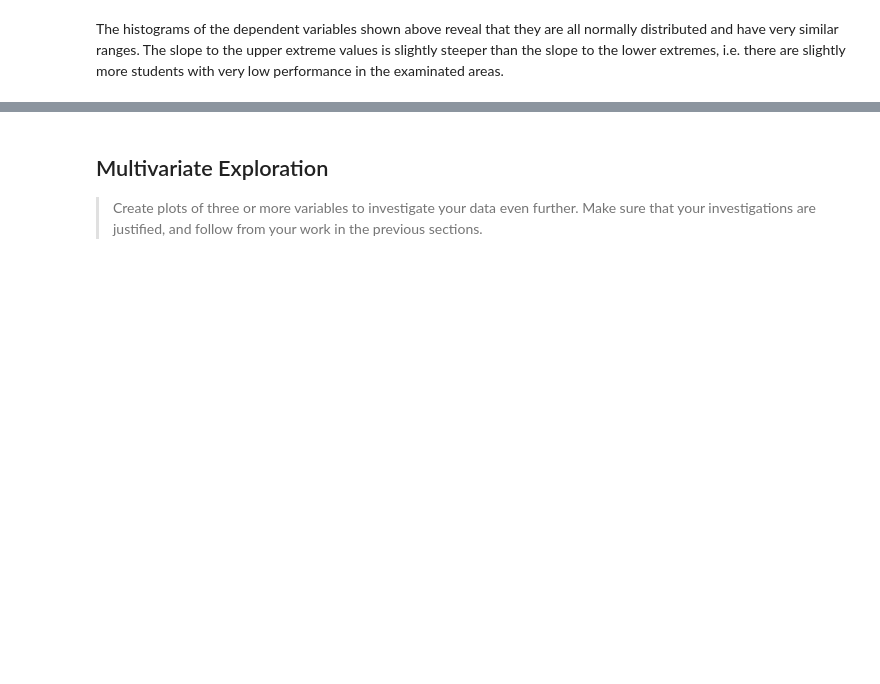
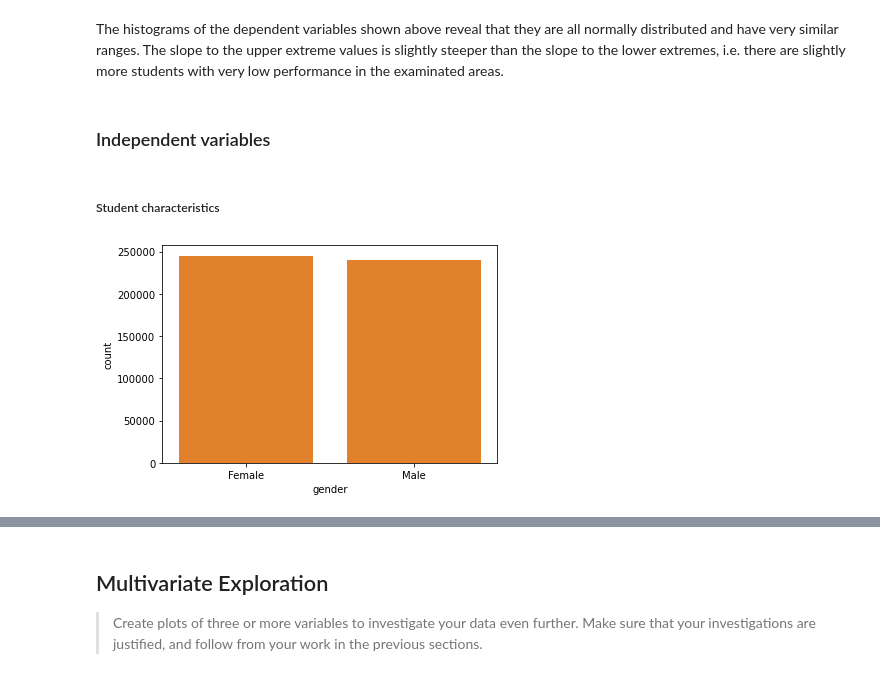
Before and after one commit to zoraaroz/PISA-data-visualisation, a Jupyter notebook: exploration.ipynb, the cells around one changed output, grey strips where cells are left out. Cells and saved outputs as stored; diff of their text form; code cells hidden in the pictures; blank space fills up the shorter version.

```diff
--- a/exploration.ipynb
+++ b/exploration.ipynb
@@ -103,7 +105,10 @@ pisa_explore.describe()
+# %%
+# convert parent_edu into ordered categorical type
+parents_edu_order = ['None','ISCED 1','ISCED 2','ISCED 3B, C','ISCED 3A, ISCED 4','ISCED 5B','ISCED 5A, 6']
+ordered_var = pd.api.types.CategoricalDtype(ordered = True, categories = parents_edu_order)
+pisa_explore.loc[:,'parents_edu'] = pisa_explore.loc[:,'parents_edu'].astype(ordered_var)
 # %%
 pisa_explore.to_csv('pisa_explore.csv', index = False)
-# %%
-pisa_explore = pd.read_csv('pisa_explore.csv')
 # %% [markdown]
 ### What is the structure of your dataset?
 
@@ -161,3 +173,13 @@ plt.xlabel('science_pv');
 [figure]
 # %% [markdown]
 The histograms of the dependent variables shown above reveal that they are all normally distributed and have very similar ranges. The slope to the upper extreme values is slightly steeper than the slope to the lower extremes, i.e. there are slightly more students with very low performance in the examinated areas.
+# %% [markdown]
+### Independent variables
+# %% [markdown]
+##### Student characteristics
+# %%
+# gender
+col = sb.color_palette()[1]
+sb.countplot(data = pisa_explore, x = 'gender', color = col);
+# %% [output]
+[figure, added]
```
Also changed, not shown: parts of 49 cells of this notebook.
